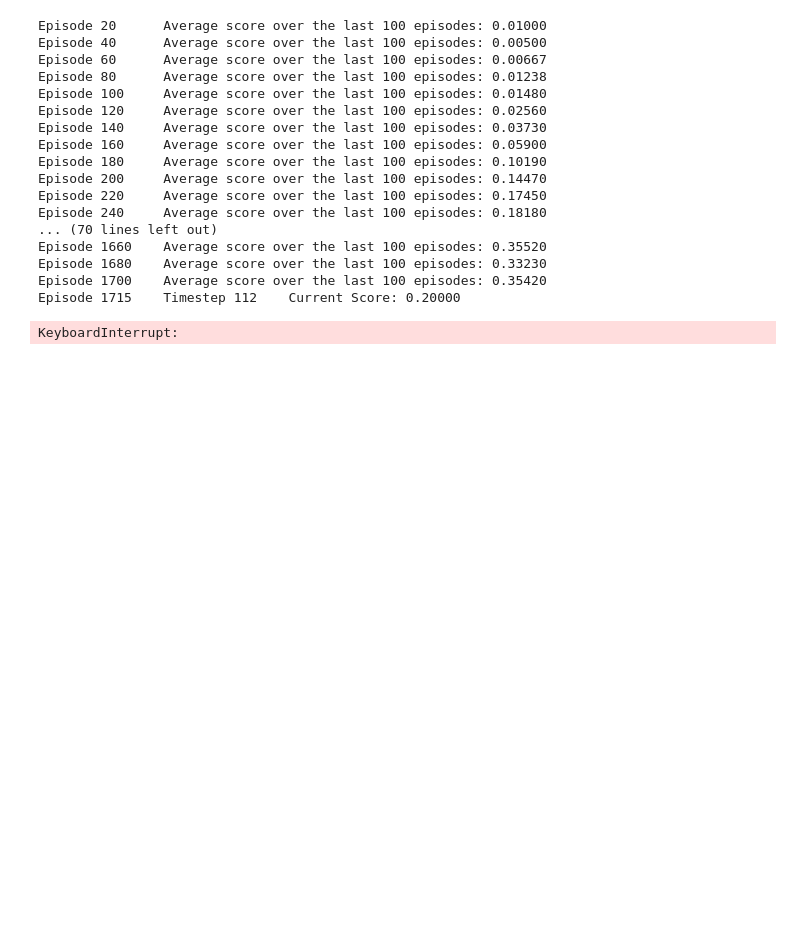
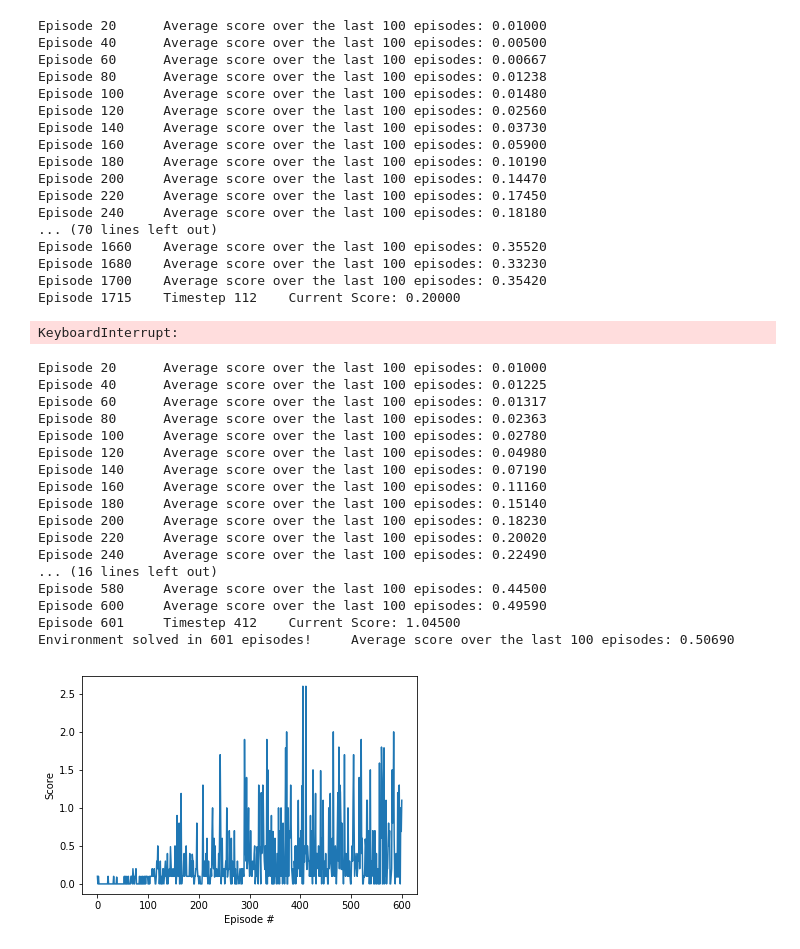
Before and after one commit to mrbarbasa/drlnd-projects, a Jupyter notebook: p3_collab-compet/Tennis.ipynb, the cells around one changed output. Drawn from its saved outputs; the diff is of its cells as text; code cells hidden in the pictures; blank space fills up the shorter version.

Commit message:
Trial 6: Try with tau of 2e-1

```diff
--- a/p3_collab-compet/Tennis.ipynb
+++ b/p3_collab-compet/Tennis.ipynb
@@ -393,3 +393,28 @@ Episode 1680    Average score over the last 100 episodes: 0.33230
 Episode 1700    Average score over the last 100 episodes: 0.35420
 Episode 1715    Timestep 112    Current Score: 0.20000
 KeyboardInterrupt:
+# %%
+# Try with tau of 2e-1
+agent = Agent(num_agents=num_agents, state_size=state_size, action_size=action_size,
+              random_seed=0)
+scores = train_ddpg(agent, save_file='./checkpoints/trial_06')
+plot_scores(scores)
+# %% [output]
+Episode 20      Average score over the last 100 episodes: 0.01000
+Episode 40      Average score over the last 100 episodes: 0.01225
+Episode 60      Average score over the last 100 episodes: 0.01317
+Episode 80      Average score over the last 100 episodes: 0.02363
+Episode 100     Average score over the last 100 episodes: 0.02780
+Episode 120     Average score over the last 100 episodes: 0.04980
+Episode 140     Average score over the last 100 episodes: 0.07190
+Episode 160     Average score over the last 100 episodes: 0.11160
+Episode 180     Average score over the last 100 episodes: 0.15140
+Episode 200     Average score over the last 100 episodes: 0.18230
+Episode 220     Average score over the last 100 episodes: 0.20020
+Episode 240     Average score over the last 100 episodes: 0.22490
+... (16 lines left out)
+Episode 580     Average score over the last 100 episodes: 0.44500
+Episode 600     Average score over the last 100 episodes: 0.49590
+Episode 601     Timestep 412    Current Score: 1.04500
+Environment solved in 601 episodes!     Average score over the last 100 episodes: 0.50690
+[figure, added]
```
Also changed, not shown: 3 other files.
